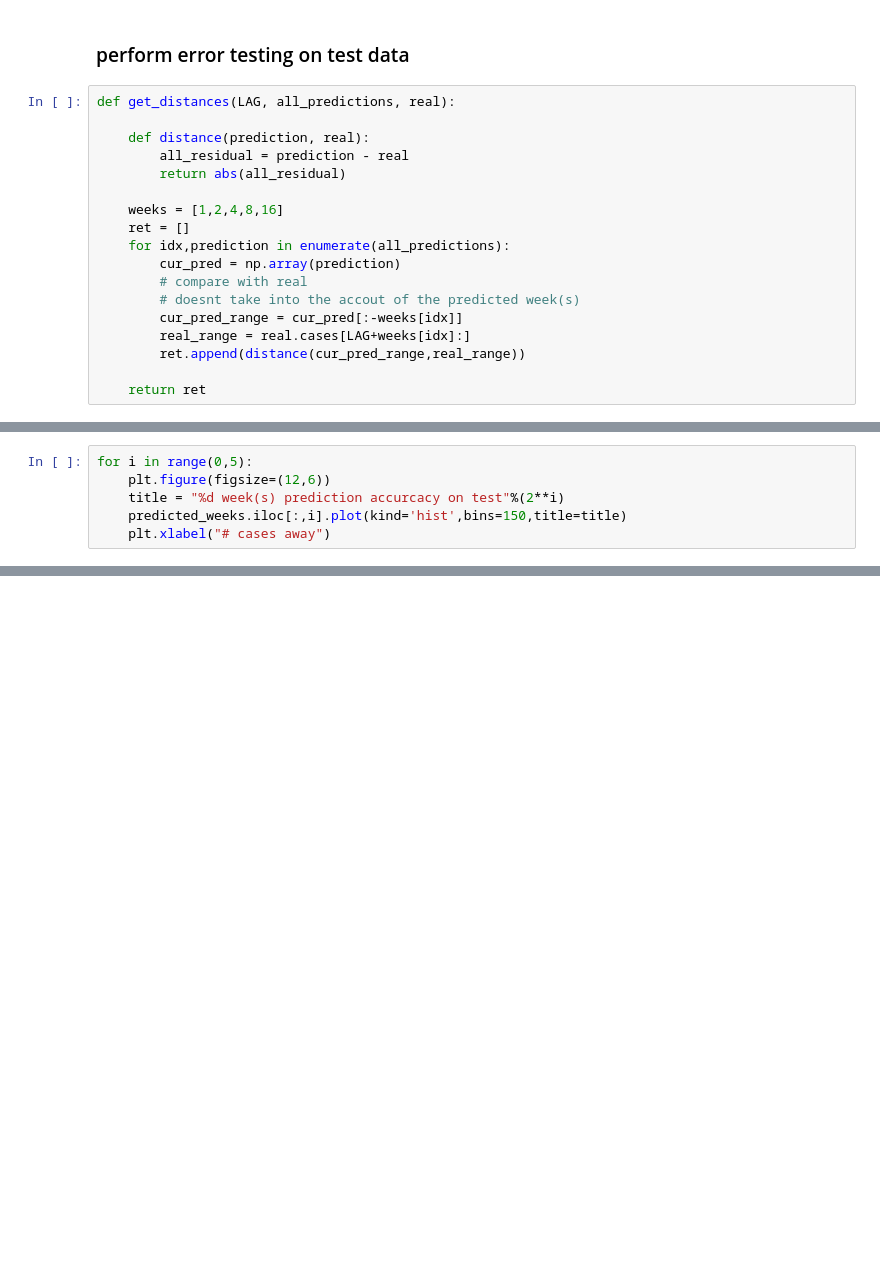
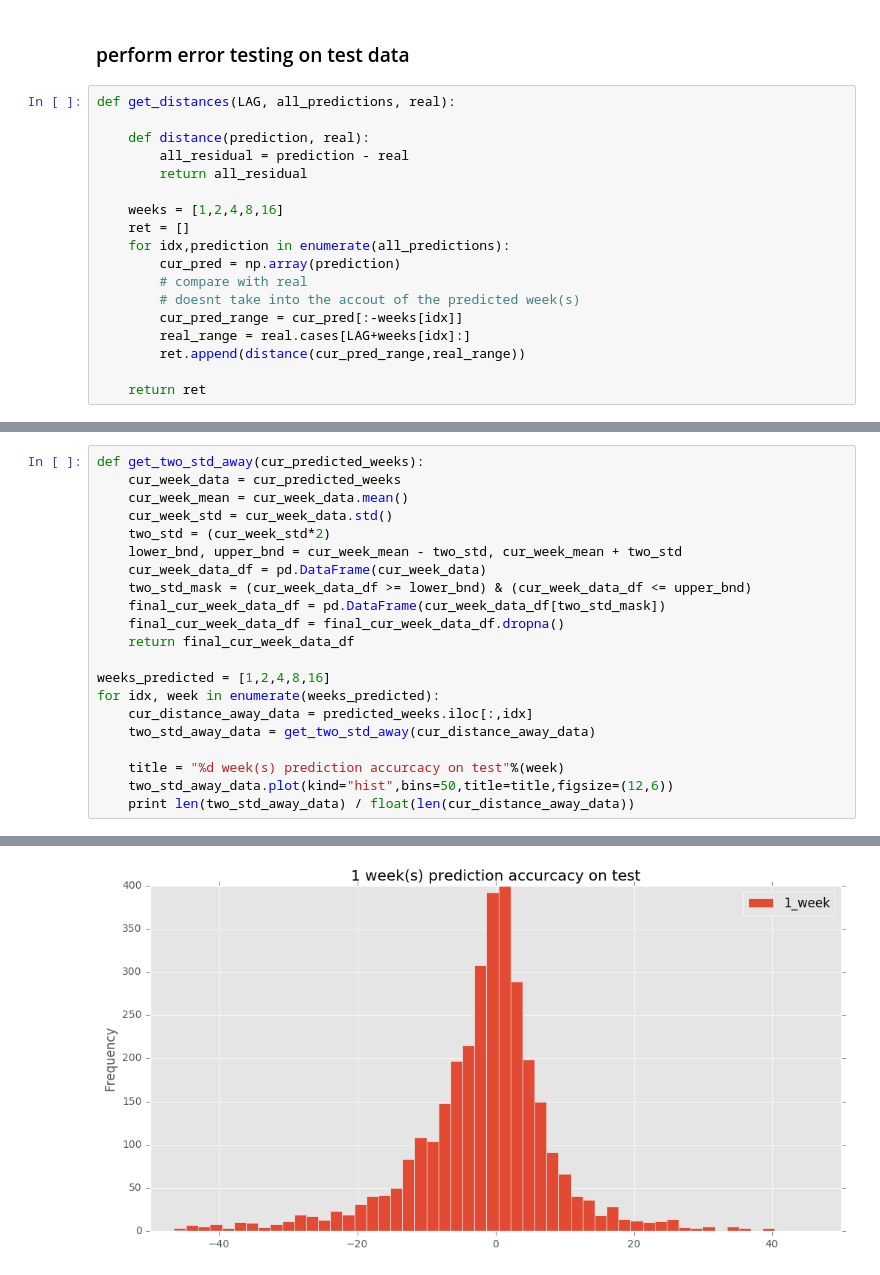
Before and after one commit to johnnycs/dengue-prediction, a Jupyter notebook: Test Error for Predictions.ipynb, the cells around one changed output, grey strips where cells are left out. Drawn from its saved outputs; the diff is of its cells as text; blank space fills up the shorter version.

```diff
--- a/Test Error for Predictions.ipynb
+++ b/Test Error for Predictions.ipynb
@@ -132,7 +131,7 @@ def get_distances(LAG, all_predictions, real):
 
     def distance(prediction, real):
         all_residual = prediction - real
-        return abs(all_residual)
+        return all_residual
 
     weeks = [1,2,4,8,16]
     ret = []
@@ -210,9 +210,3 @@ for i_idx in range(len(test_err[0])):
 
 predicted_weeks = pd.DataFrame(arr).T
 predicted_weeks.columns = ['1_week','2_weeks','4_weeks','8_weeks','16_weeks']
-# %%
-for i in range(0,5):
-    plt.figure(figsize=(12,6))
-    title = "%d week(s) prediction accurcacy on test"%(2**i)
-    predicted_weeks.iloc[:,i].plot(kind='hist',bins=150,title=title)
-    plt.xlabel("# cases away")
@@ -224,0 +213,22 @@ for i in range(0,5):
+# %%
+def get_two_std_away(cur_predicted_weeks):
+    cur_week_data = cur_predicted_weeks
+    cur_week_mean = cur_week_data.mean()
+    cur_week_std = cur_week_data.std()
+    two_std = (cur_week_std*2)
+    lower_bnd, upper_bnd = cur_week_mean - two_std, cur_week_mean + two_std
+    cur_week_data_df = pd.DataFrame(cur_week_data)
+    two_std_mask = (cur_week_data_df >= lower_bnd) & (cur_week_data_df <= upper_bnd)
+    final_cur_week_data_df = pd.DataFrame(cur_week_data_df[two_std_mask])
+    final_cur_week_data_df = final_cur_week_data_df.dropna()
+    return final_cur_week_data_df
+
+weeks_predicted = [1,2,4,8,16]
+for idx, week in enumerate(weeks_predicted):
+    cur_distance_away_data = predicted_weeks.iloc[:,idx]
+    two_std_away_data = get_two_std_away(cur_distance_away_data)
+
+    title = "%d week(s) prediction accurcacy on test"%(week)
+    two_std_away_data.plot(kind="hist",bins=50,title=title,figsize=(12,6))
+    print len(two_std_away_data) / float(len(cur_distance_away_data))
+# %% [output]
@@ -224,0 +240 @@ for i in range(0,5):
+[figure, added]
```
Also changed, not shown: parts of 15 cells of this notebook, 19 other files.
